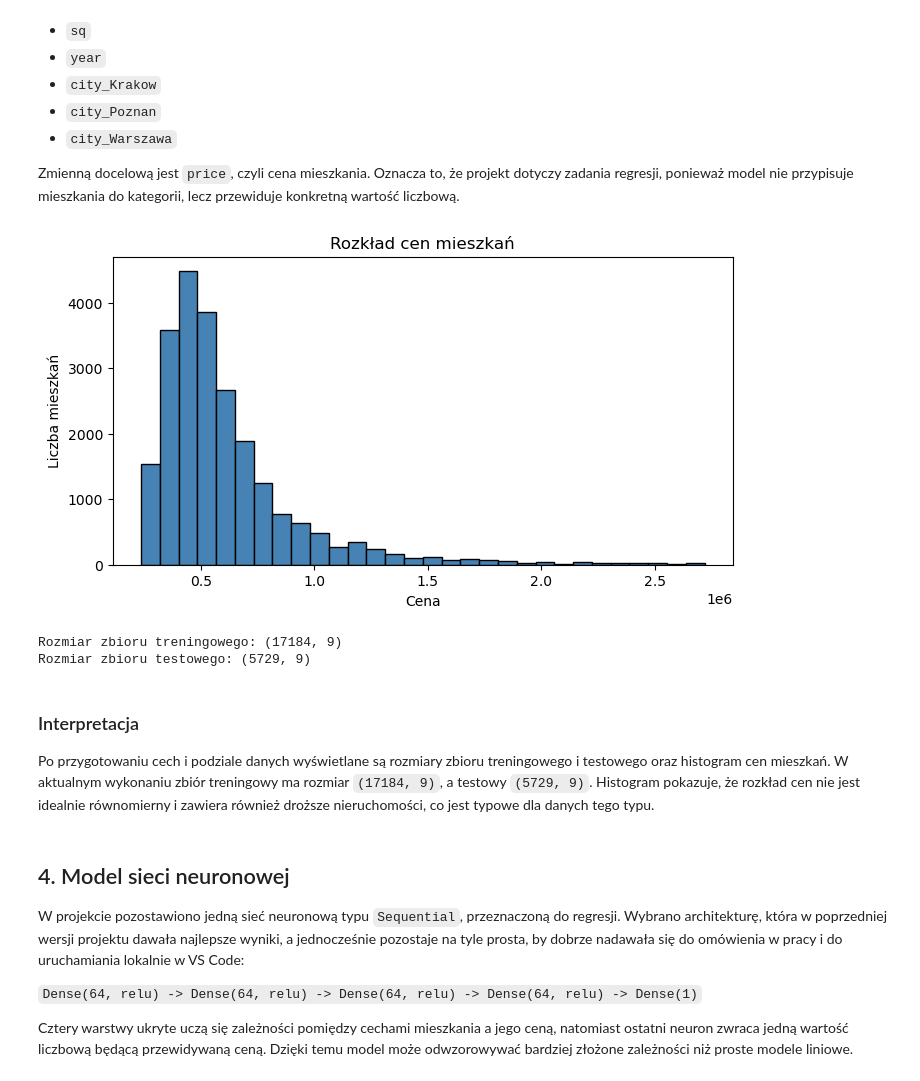
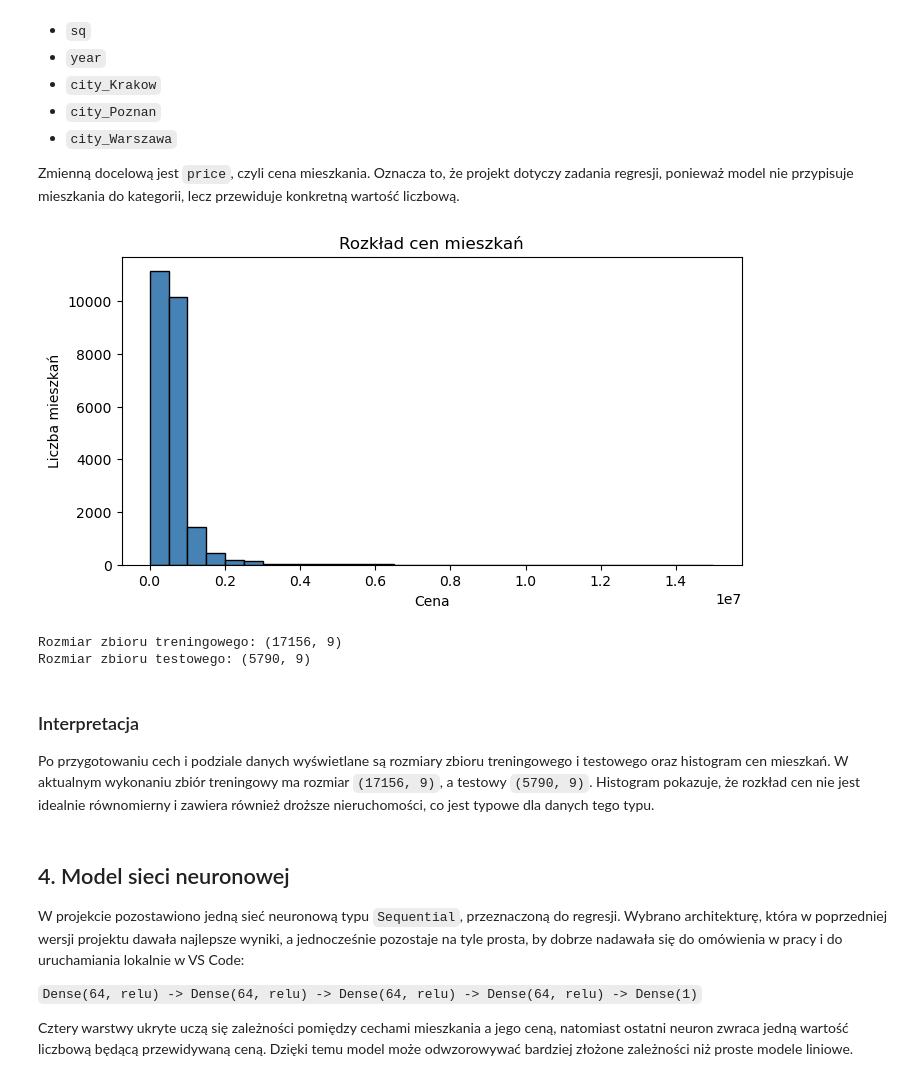
Before and after one commit to matifur/Apartments_price_prediction_AI, a Jupyter notebook: Apartmet_prices_neural_network.ipynb, the cells around one changed output. Drawn from its saved outputs; the diff is of its cells as text; code cells hidden in the pictures.

```diff
--- a/Apartmet_prices_neural_network.ipynb
+++ b/Apartmet_prices_neural_network.ipynb
@@ -34,7 +34,7 @@ np.random.seed(42)
 tf.keras.utils.set_random_seed(42)
 # %%
 data_path = Path("data/Houses.csv")
-data = pd.read_csv(data_path, encoding="latin1")
+data = pd.read_csv(data_path, encoding="cp1250")
 
 print(f"Liczba rekordów przed czyszczeniem: {len(data)}")
 data.head()
@@ -61,7 +61,7 @@ Zostawiamy tylko kroki potrzebne do zbudowania modelu:
 - kodowanie zmiennej `city`.
 # %%
 data = data.rename(columns={"adress": "address"}).copy()
-data["city"] = data["city"].replace({"Kraków": "Krakow", "Poznañ": "Poznan"})
+data["city"] = data["city"].replace({"Kraków": "Krakow", "Poznań": "Poznan"})
 data = data[data["city"].isin(["Krakow", "Poznan", "Warszawa"])].copy()
 
 data = data.drop(columns=["Unnamed: 0", "address", "id"], errors="ignore")
@@ -71,11 +71,7 @@ for column in numeric_columns:
     data[column] = pd.to_numeric(data[column], errors="coerce")
 
 data = data.dropna(subset=numeric_columns + ["city"]).copy()
-data = data[
-    (data["sq"].between(data["sq"].quantile(0.01), data["sq"].quantile(0.99)))
-    & (data["price"].between(data["price"].quantile(0.01), data["price"].quantile(0.99)))
-    & (data["year"].between(1900, 2024))
-].copy()
+data = data[data["year"].between(1900, 2024)].copy()
 
 data[["floor", "rooms", "year"]] = data[["floor", "rooms", "year"]].round().astype(int)
 data = pd.get_dummies(data, columns=["city"], dtype=int)
@@ -116,40 +112,53 @@ plt.title("Rozkład cen mieszkań")
 plt.xlabel("Cena")
 plt.ylabel("Liczba mieszkań")
 plt.show()
 
 feature_columns = [
     "floor",
     "latitude",
     "longitude",
     "rooms",
     "sq",
     "year",
     "city_Krakow",
     "city_Poznan",
     "city_Warszawa",
 ]
 
 X = data[feature_columns]
 y = data["price"]
 
 X_train, X_test, y_train, y_test = train_test_split(
     X, y, test_size=0.25, random_state=42
 )
 
+sq_low = X_train["sq"].quantile(0.01)
+sq_high = X_train["sq"].quantile(0.99)
+price_low = y_train.quantile(0.01)
+price_high = y_train.quantile(0.99)
+
+train_mask = X_train["sq"].between(sq_low, sq_high) & y_train.between(price_low, price_high)
+test_mask = X_test["sq"].between(sq_low, sq_high)
+
+X_train = X_train.loc[train_mask].copy()
+y_train = y_train.loc[train_mask].copy()
+X_test = X_test.loc[test_mask].copy()
+y_test = y_test.loc[test_mask].copy()
+
 scaler = StandardScaler()
 X_train_scaled = scaler.fit_transform(X_train)
 X_test_scaled = scaler.transform(X_test)
 
 print("Rozmiar zbioru treningowego:", X_train.shape)
 print("Rozmiar zbioru testowego:", X_test.shape)
 # %% [output]
-[figure, old version]
+[figure, new version]
-Rozmiar zbioru treningowego: (17184, 9)
-Rozmiar zbioru testowego: (5729, 9)
+Rozmiar zbioru treningowego: (17156, 9)
+Rozmiar zbioru testowego: (5790, 9)
 # %% [markdown]
 ### Interpretacja
 
-Po przygotowaniu cech i podziale danych wyświetlane są rozmiary zbioru treningowego i testowego oraz histogram cen mieszkań. W aktualnym wykonaniu zbiór treningowy ma rozmiar `(17184, 9)`, a testowy `(5729, 9)`. Histogram pokazuje, że rozkład cen nie jest idealnie równomierny i zawiera również droższe nieruchomości, co jest typowe dla danych tego typu.
+Po przygotowaniu cech i podziale danych wyświetlane są rozmiary zbioru treningowego i testowego oraz histogram cen mieszkań. W aktualnym wykonaniu zbiór treningowy ma rozmiar `(17156, 9)`, a testowy `(5790, 9)`. Histogram pokazuje, że rozkład cen nie jest idealnie równomierny i zawiera również droższe nieruchomości, co jest typowe dla danych tego typu.
 # %% [markdown]
 ## 4. Model sieci neuronowej
 
```
Also changed, not shown: parts of 15 cells of this notebook, 1 other file.
